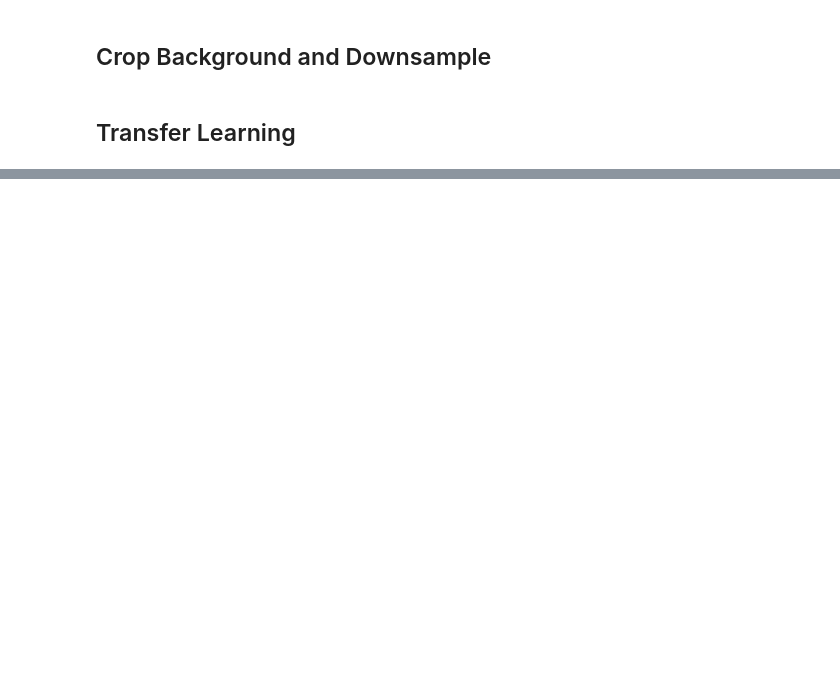
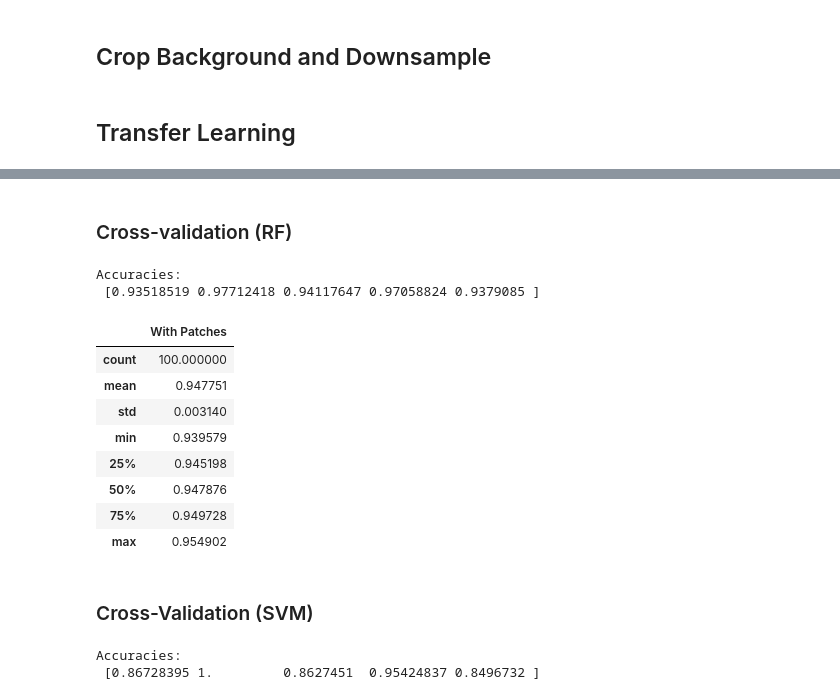
Before and after one commit to PedroVilares/TesePedroVilares, a Jupyter notebook: full_mammpgraphies/full_mammographies.ipynb, the cells around one changed output, grey strips where cells are left out. Drawn from its saved outputs; the diff is of its cells as text; code cells hidden in the pictures; blank space fills up the shorter version.

```diff
--- a/full_mammpgraphies/full_mammographies.ipynb
+++ b/full_mammpgraphies/full_mammographies.ipynb
@@ -215,0 +781,4 @@ print('AUC:',auc)
+# %%
+p = {'C':[0.5,0.75,1,1.25,1.5,1.75,2],'kernel':['linear','poly','sigmoid','rbf']}
+c = GridSearchCV(model,p,scoring='roc_auc')
+c.fit(X,y)
@@ -215,0 +800,44 @@ print('AUC:',auc)
+# %% [markdown]
+### Cross-validation (RF)
+# %%
+forest_model = RandomForestClassifier(max_depth=7)
+pipeline = Pipeline(steps=[('model',forest_model)])
+scores = cross_val_score(pipeline, X, y,cv=5,scoring='roc_auc')
+print('Accuracies: \n',scores)
+# %% [output]
+Accuracies:
+ [0.93518519 0.97712418 0.94117647 0.97058824 0.9379085 ]
+# %%
+acc = []
+for n in range(100):
+    forest_model = RandomForestClassifier(max_depth=7,random_state=n)
+    pipeline = Pipeline(steps=[('model',forest_model)])
+    scores = cross_val_score(pipeline, X, y,cv=5,scoring='roc_auc')
+    acc.append(scores)
+# %%
+accs = []
+for i in acc:
+    accs.append(sum(i)/len(i))
+# %%
+a = pd.DataFrame({'With Patches':accs})
+a.describe()
+# %% [output]
+|  | With Patches |
+| count | 100.000000 |
+| mean | 0.947751 |
+| std | 0.003140 |
+| min | 0.939579 |
+| 25% | 0.945198 |
+| 50% | 0.947876 |
+| 75% | 0.949728 |
+| max | 0.954902 |
+# %% [markdown]
+### Cross-Validation (SVM)
+# %%
+model = svm.SVC(C=0.5, kernel='linear')
+pipeline = Pipeline(steps=[('model',model)])
+scores = cross_val_score(pipeline, X, y,cv=5,scoring='roc_auc')
+print('Accuracies: \n',scores)
+# %% [output]
+Accuracies:
+ [0.86728395 1.         0.8627451  0.95424837 0.8496732 ]
```
Also changed, not shown: parts of 155 cells of this notebook, 1 other file.
